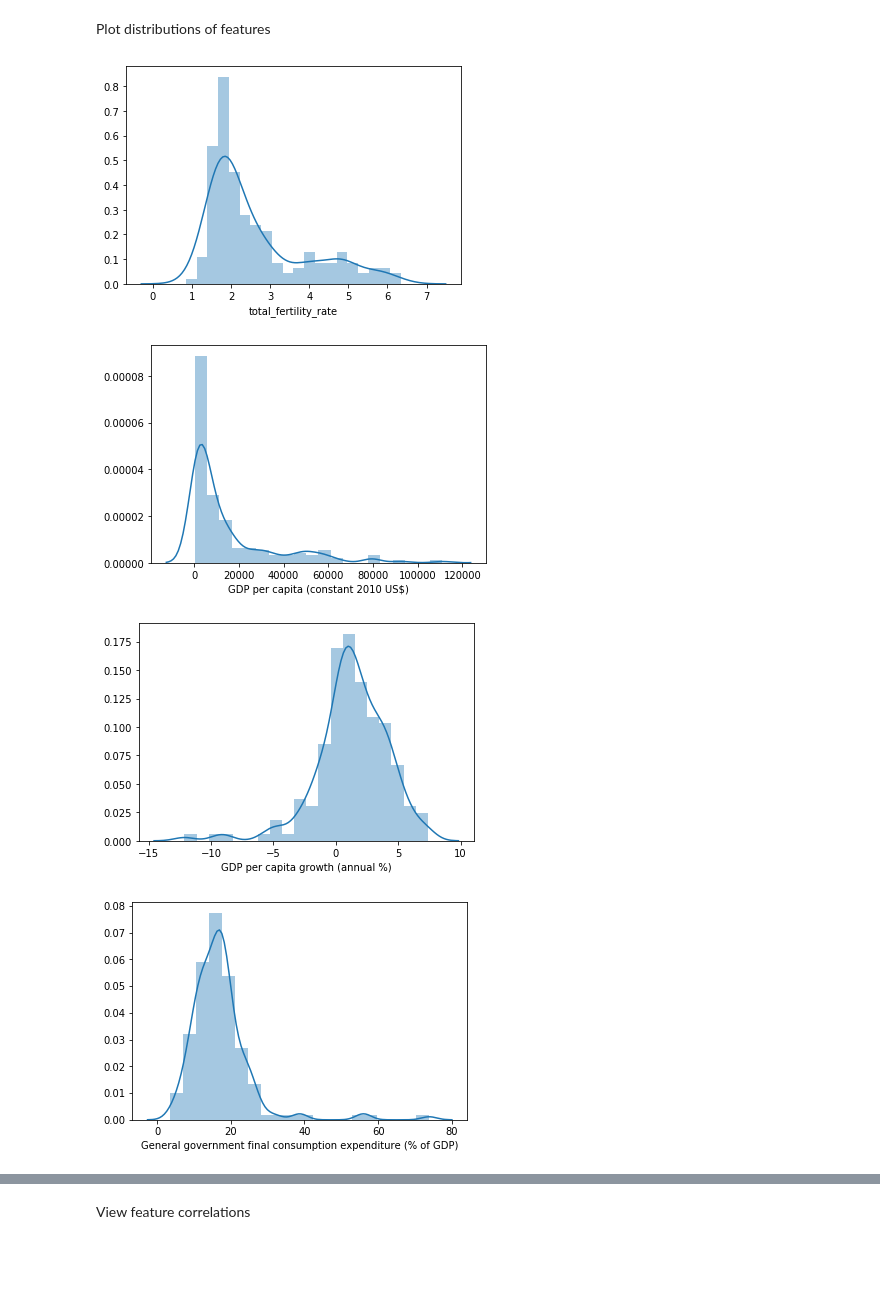
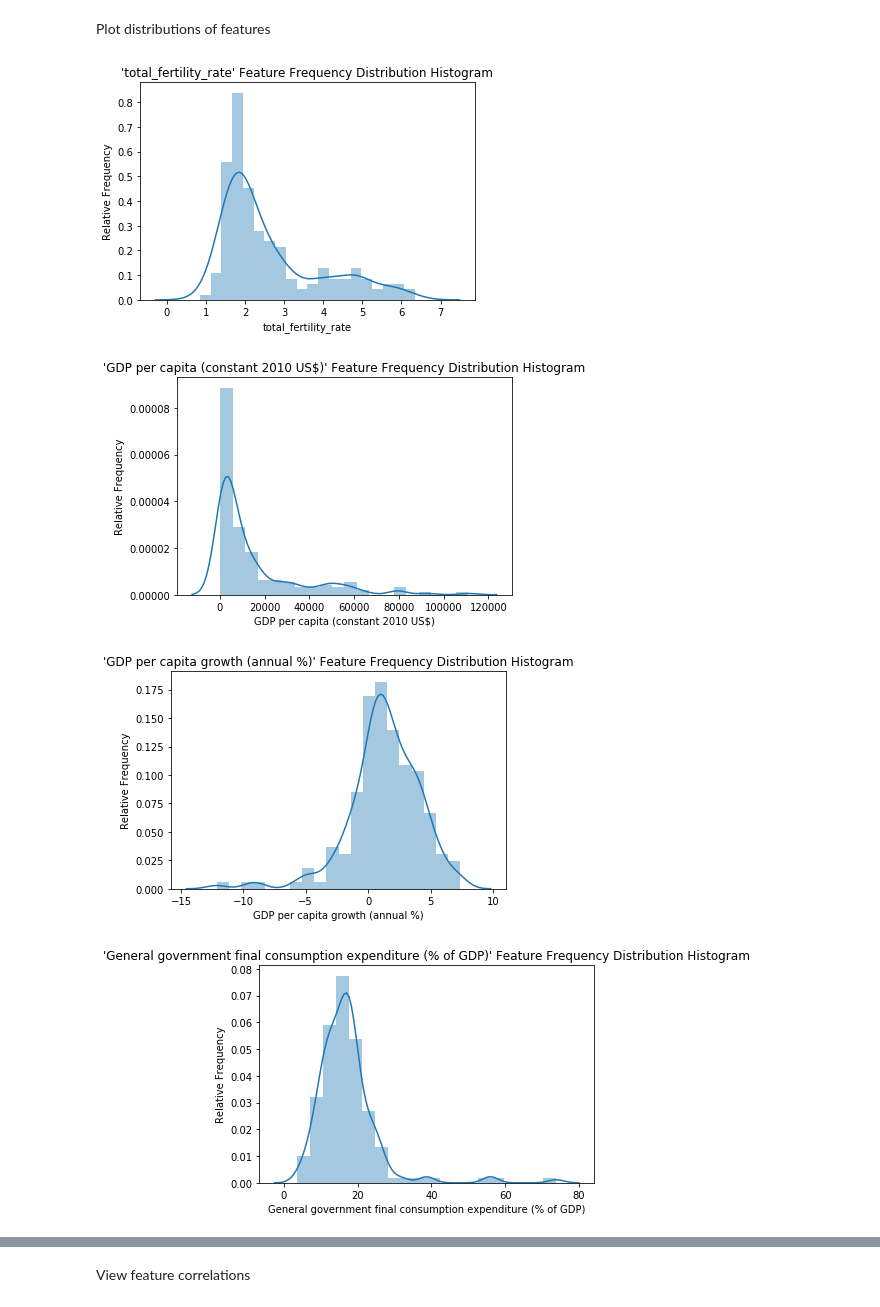
Before and after one commit to blantj/fertility_rate_modeling, a Jupyter notebook: Modeling.ipynb, the cells around one changed output, grey strips where cells are left out. Saved outputs shown, nothing was run; the diff lists cells and outputs as text; code cells hidden in the pictures; blank space fills up the shorter version.

```diff
--- a/Modeling.ipynb
+++ b/Modeling.ipynb
@@ -79,0 +75,4 @@ sns.countplot(x='replacement', data=df)
+# %%
+fig, ax = plt.subplots()
+sns.countplot(x='replacement', data=df, ax=ax)
+ax.set_title('Fertility Replacement Class Balance')
@@ -82,11 +84,13 @@ Plot distributions of features
 # %%
 histogram_columns = list(df.columns)
 histogram_columns.remove('replacement')
 for column in histogram_columns:
     fig, ax = plt.subplots()
     sns.distplot(df[column], bins=20, ax=ax)
+    ax.set_ylabel('Relative Frequency')
+    ax.set_title(f"'{column}' Feature Frequency Distribution Histogram")
 # %% [output]
-[figure, old version]
+[figure, new version]
-[figure, old version]
+[figure, new version]
-[figure, old version]
+[figure, new version]
-[figure, old version]
+[figure, new version]
```
Also changed, not shown: parts of 26 cells of this notebook, 1 other file.
